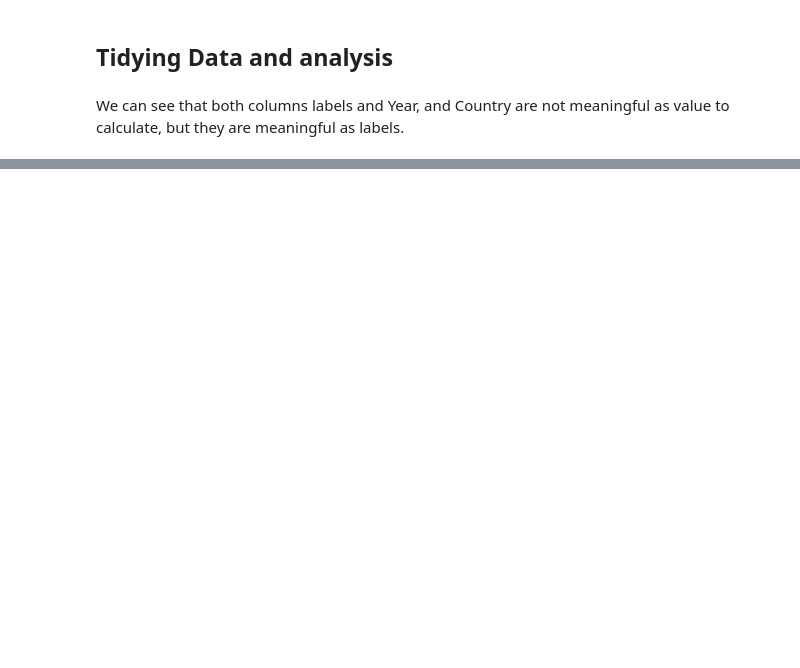
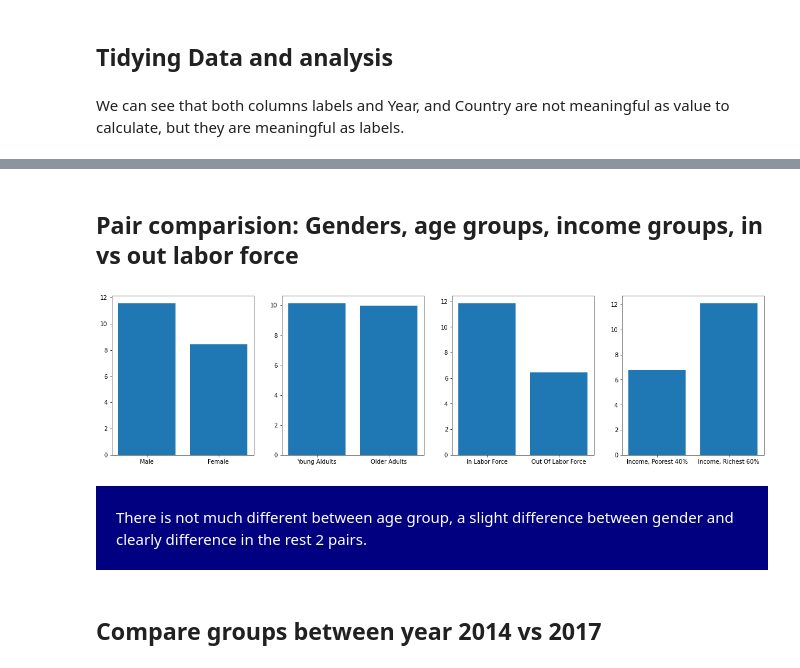
Before and after one commit to Thuong89/data_analysis_with_pandas, a Jupyter notebook: Findex.ipynb, the cells around one changed output, grey strips where cells are left out. Saved outputs shown, nothing was run; the diff lists cells and outputs as text; code cells hidden in the pictures; blank space fills up the shorter version.

```diff
--- a/Findex.ipynb
+++ b/Findex.ipynb
@@ -380,0 +288,4 @@ mo.query('Country=="Finland"') # there is no survey about Mobile in Finland
+# %%
+mob_cl0=mob_cl.drop(['Iso','Continent'],axis=1)
+# %%
+mob_cl1=pd.melt(mob_cl0,id_vars=['Year','Country'],var_name='group')
@@ -380,0 +306,5 @@ mo.query('Country=="Finland"') # there is no survey about Mobile in Finland
+# %%
+d1=mob_cl1.groupby(['group'])['value'].describe()
+d1.iplot(kind='line',y=['mean','max','min'], title='Global User Group',
+         vline=dict(x='Total', color='red', dash='dash')
+        )
@@ -380,0 +336,25 @@ mo.query('Country=="Finland"') # there is no survey about Mobile in Finland
+# %% [markdown]
+## Pair comparision: Genders, age groups, income groups, in vs out labor force
+# %%
+d2=d1['mean']
+# %%
+fig=plt.figure(figsize=(20,5))
+a1=fig.add_subplot(1,4,1)
+a2=fig.add_subplot(1,4,2)
+a3=fig.add_subplot(1,4,3)
+a4=fig.add_subplot(1,4,4)
+
+a1.bar(['Male','Female'],height=d2[['Male','Female']])
+a2.bar(['Young Aldults','Older Adults'],height=d2[['Young Adults','Older Adults']])
+a3.bar(['In Labor Force','Out Of Labor Force'],height=d2[['In Labor Force','Out Of Labor Force']])
+a4.bar(['Income, Poorest 40%','Income, Richest 60%'],height=d2[['Income, Poorest 40%','Income, Richest 60%']])
+
+plt.show()
+#ax2=d2[['Young Adults','Older Adults']].plot(kind='bar')
+# %% [output]
+[figure, added]
+# %% [markdown]
+<div style='background-color:navy; color:white; padding:20px'> There is not much different between age group, a slight difference between gender and clearly difference in the rest 2 pairs.
+</div>
+# %% [markdown]
+## Compare groups between year 2014 vs 2017
```
Also changed, not shown: parts of 108 cells of this notebook, 3 other files.
